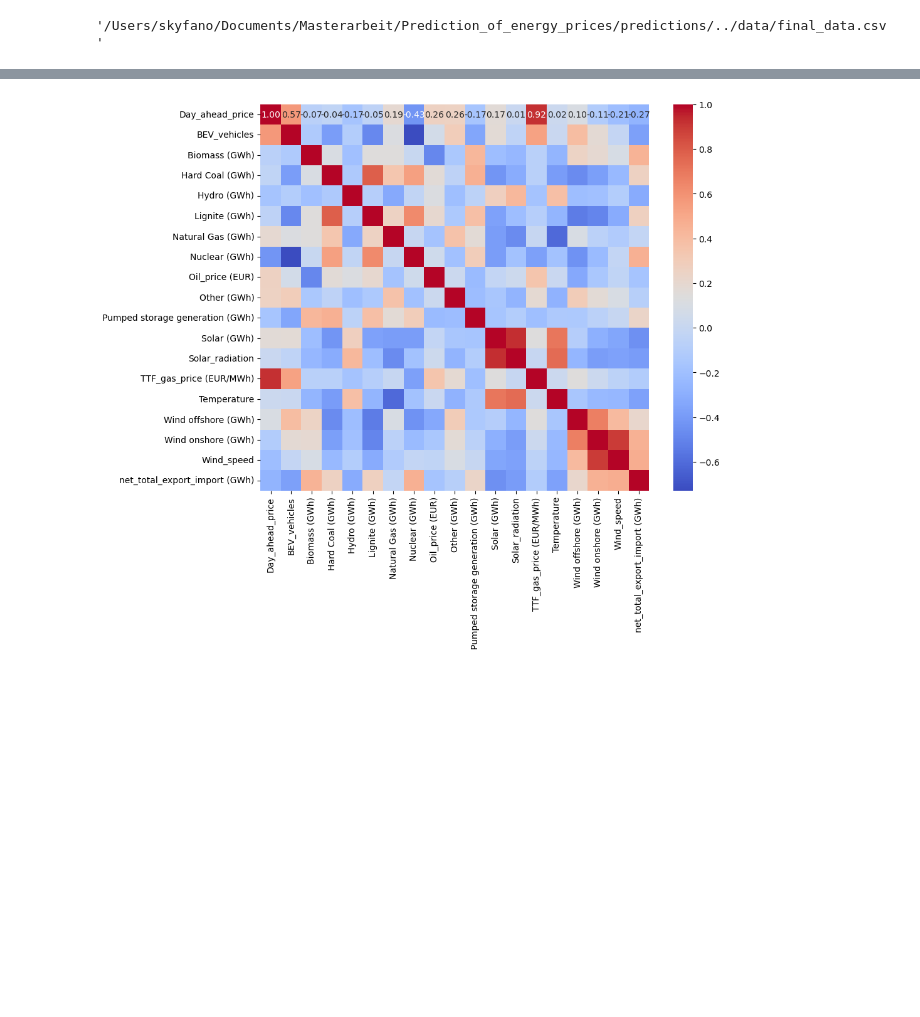
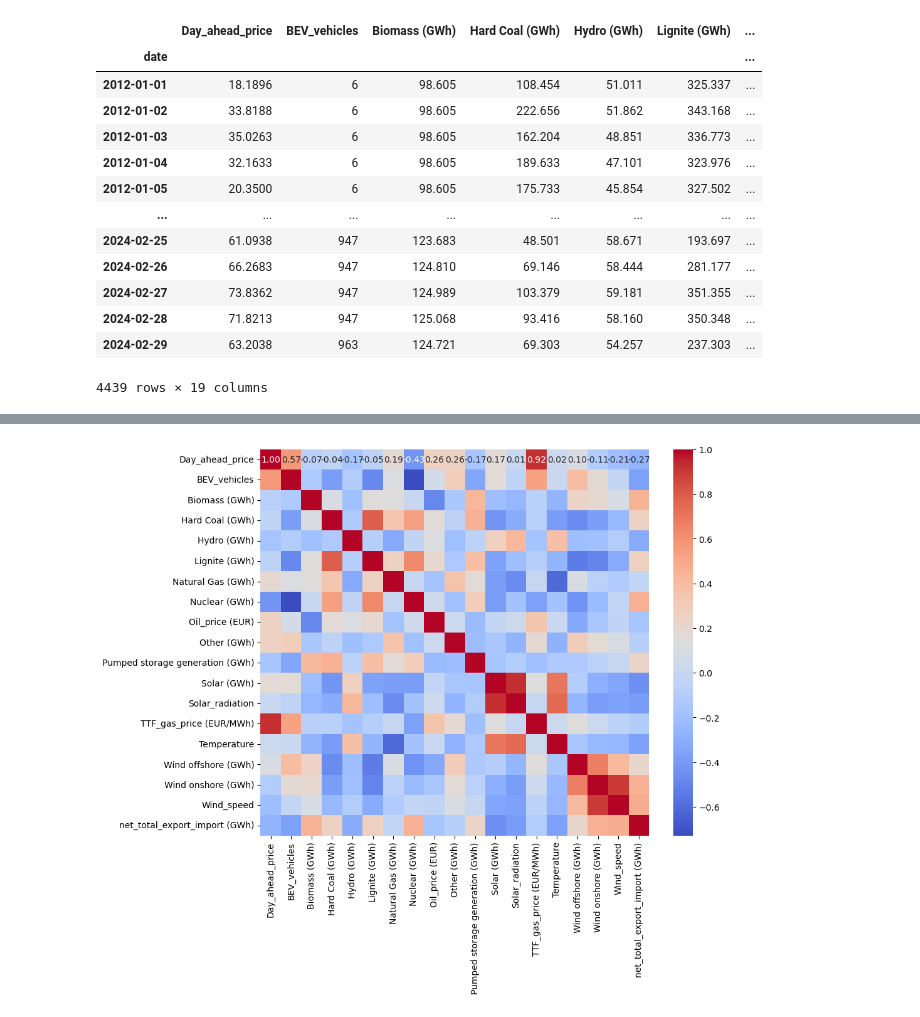
Before and after one commit to stefgr1/Prediction_of_energy_prices, a Jupyter notebook: predictions/Linear_regression/linear_regression.ipynb, the cells around one changed output, grey strips where cells are left out. Cells and saved outputs as stored; diff of their text form; code cells hidden in the pictures; blank space fills up the shorter version.

```diff
--- a/predictions/linear_regression_2.ipynb
+++ b/predictions/Linear_regression/linear_regression.ipynb
@@ -8,7 +8,3 @@ from sklearn.linear_model import LinearRegression
 from sklearn.metrics import mean_squared_error
 import matplotlib.pyplot as plt
 import seaborn as sns
-# %%
-path
-# %% [output]
-'/Users/skyfano/Documents/Masterarbeit/Prediction_of_energy_prices/predictions/../data/final_data.csv'
@@ -24,3 +23,22 @@ data = pd.read_csv(file_path)
+# %%
+# Import the data
+data = load_and_prepare_data('../../data/Final_data/final_data.csv')
+data
+# %% [output]
+|  | Day_ahead_price | BEV_vehicles | Biomass (GWh) | Hard Coal (GWh) | Hydro (GWh) | Lignite (GWh) | ... |
+| date |  |  |  |  |  |  | ... |
+| 2012-01-01 | 18.1896 | 6 | 98.605 | 108.454 | 51.011 | 325.337 | ... |
+| 2012-01-02 | 33.8188 | 6 | 98.605 | 222.656 | 51.862 | 343.168 | ... |
+| 2012-01-03 | 35.0263 | 6 | 98.605 | 162.204 | 48.851 | 336.773 | ... |
+| 2012-01-04 | 32.1633 | 6 | 98.605 | 189.633 | 47.101 | 323.976 | ... |
+| 2012-01-05 | 20.3500 | 6 | 98.605 | 175.733 | 45.854 | 327.502 | ... |
+| ... | ... | ... | ... | ... | ... | ... | ... |
+| 2024-02-25 | 61.0938 | 947 | 123.683 | 48.501 | 58.671 | 193.697 | ... |
+| 2024-02-26 | 66.2683 | 947 | 124.810 | 69.146 | 58.444 | 281.177 | ... |
+| 2024-02-27 | 73.8362 | 947 | 124.989 | 103.379 | 59.181 | 351.355 | ... |
+| 2024-02-28 | 71.8213 | 947 | 125.068 | 93.416 | 58.160 | 350.348 | ... |
+| 2024-02-29 | 63.2038 | 963 | 124.721 | 69.303 | 54.257 | 237.303 | ... |
+4439 rows × 19 columns
 # %%
 data.info()
 # %% [output]
```
Also changed, not shown: parts of 10 cells of this notebook, 11 other files.
